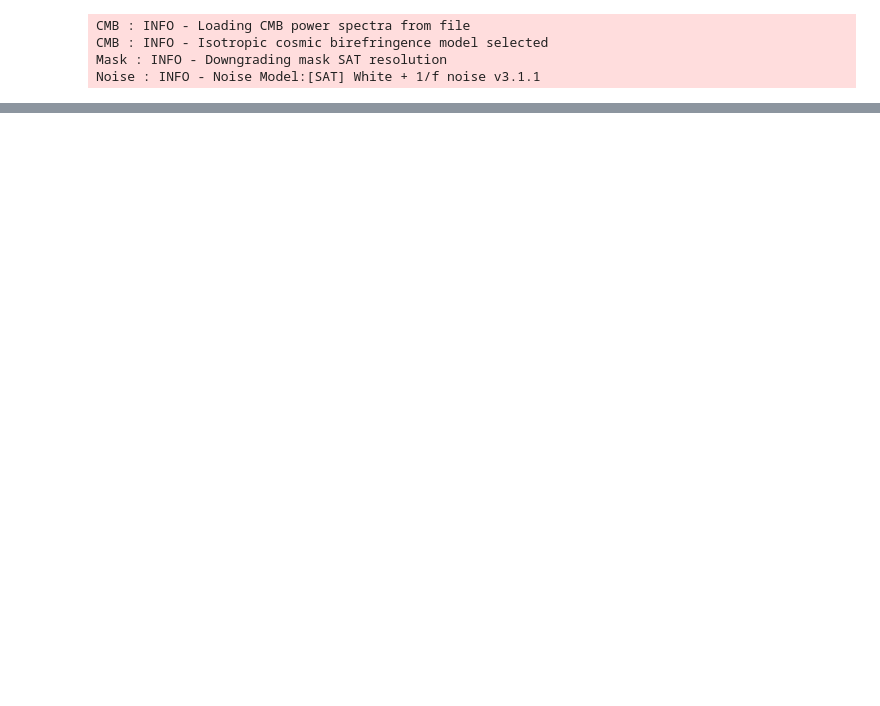
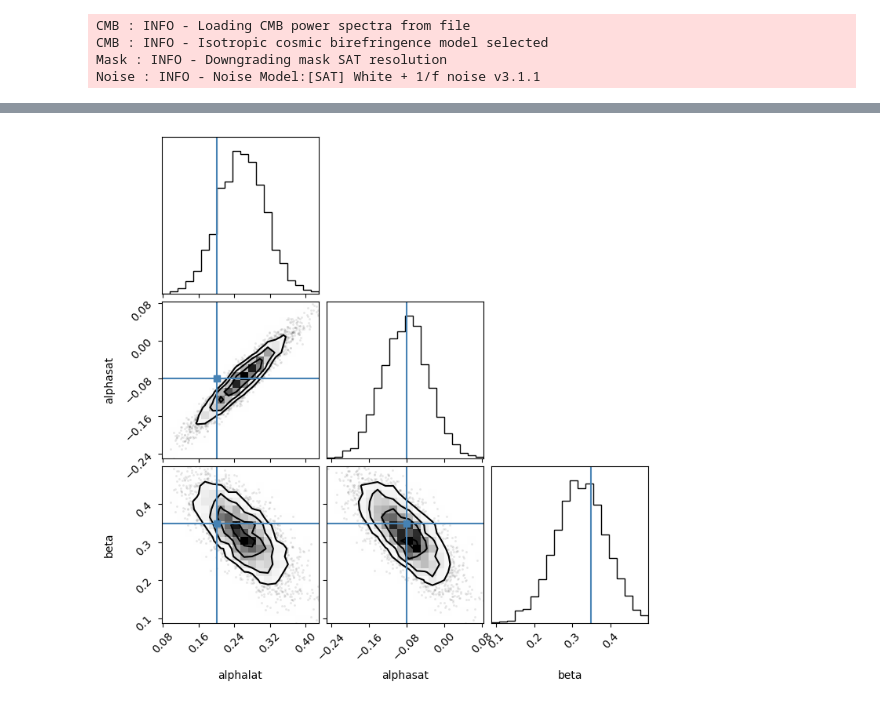
Before and after one commit to antolonappan/solat_cb, a Jupyter notebook: notebooks/calibration.ipynb, the cells around one changed output, grey strips where cells are left out. Cells and saved outputs as stored; diff of their text form; code cells hidden in the pictures; blank space fills up the shorter version.

```diff
--- a/notebooks/calibration.ipynb
+++ b/notebooks/calibration.ipynb
@@ -93,0 +170,43 @@ plt.loglog(s[3,3,2])
+# %%
+select = np.where((b>10) & (b<300))[0]
+# %%
+def chisq_diff_sat(theta):
+    alphalat,alphasat,beta = theta
+    model_diff = theory(alphalat - alphasat)
+    diff_freq1 = lat_freq1 - sat_freq1
+    diff_freq2 = lat_freq2 - sat_freq2
+    chisq_freq1 = np.sum((diff_freq1.mean(axis=0)[select] - model_diff[select])/diff_freq1.std(axis=0)[select])**2
+    chisq_freq2 = np.sum((diff_freq2.mean(axis=0)[select] - model_diff[select])/diff_freq2.std(axis=0)[select])**2
+    model_sat = theory(beta+alphasat)
+    chisq_freq1_sat = np.sum(((sat_freq1.mean(axis=0)[select] - model_sat[select])/sat_freq1.std(axis=0)[select])**2)
+    chisq_freq2_sat = np.sum(((sat_freq2.mean(axis=0)[select] - model_sat[select])/sat_freq2.std(axis=0)[select])**2)
+    model_lat = theory(beta+alphalat)
+    chisq_freq1_lat = np.sum(((lat_freq1.mean(axis=0)[select] - model_lat[select])/lat_freq1.std(axis=0)[select])**2)
+    chisq_freq2_lat = np.sum(((lat_freq2.mean(axis=0)[select] - model_lat[select])/lat_freq2.std(axis=0)[select])**2)
+    return chisq_freq1 + chisq_freq2 + chisq_freq1_sat + chisq_freq2_sat + chisq_freq1_lat + chisq_freq2_lat
+
+
+def lnprior_diff_sat(theta):
+    alphalat,alphasat,beta = theta
+    mu = -0.08
+    sigma = 0.05
+    lnp = -0.5 * (alphasat - mu)**2 / sigma**2 - np.log(sigma*np.sqrt(2*np.pi))
+    if -0.5 < alphalat < 0.5 and -0.5 < beta < 0.5:
+        return lnp
+    return -np.inf
+
+def ln_likelihood_diff_sat(theta):
+    return -0.5 * chisq_diff_sat(theta)
+
+def ln_prob_diff_sat(theta):
+    lp = lnprior_diff_sat(theta)
+    if not np.isfinite(lp):
+        return -np.inf
+    return lp + ln_likelihood_diff_sat(theta)
+# %%
+pos = np.array([0.2,-0.08,0.35]) + 1e-3 * np.random.randn(32, 3)
+nwalkers, ndim = pos.shape
+sampler = emcee.EnsembleSampler(nwalkers, ndim, ln_prob_diff_sat, threads=4)
+sample = sampler.run_mcmc(pos, 2000, progress=True)
+# %%
+flat_samples = sampler.get_chain(discard=100, thin=15, flat=True)
@@ -93,0 +217,4 @@ plt.loglog(s[3,3,2])
+# %%
+fig = corner.corner(flat_samples, labels=["alphalat",'alphasat','beta'], truths=[0.2, -0.08, 0.35])
+# %% [output]
+[figure, added]
```
Also changed, not shown: parts of 25 cells of this notebook, 1 other file.
